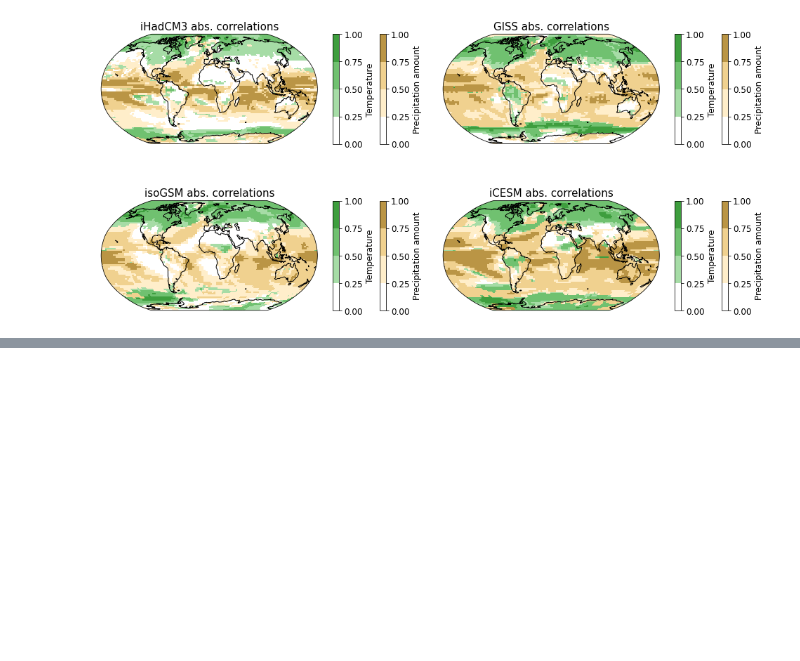
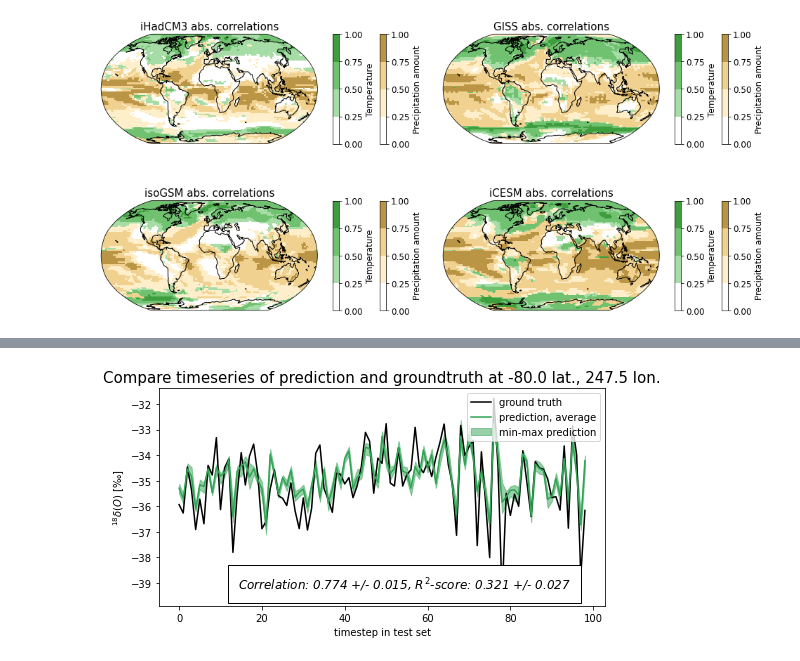
Before and after one commit to jonathanwider/isoEm, a Jupyter notebook: Plot_correlations_meanstate_variance.ipynb, the cells around one changed output, grey strips where cells are left out. Saved outputs shown, nothing was run; the diff lists cells and outputs as text; code cells hidden in the pictures; blank space fills up the shorter version.

```diff
--- a/Plot_correlations_meanstate_variance.ipynb
+++ b/Plot_correlations_meanstate_variance.ipynb
@@ -144,0 +186,15 @@ plt.show()
+# %%
+locs = np.array([[-79.5,-112.1],[75.1,-42.3]]) # ,[-75.1, 123.4],[-75.0, 0.1]])
+locs[:,1] = locs[:,1]%360
+locs_labels = ["WAIS Divide", "NGRIP"] # ,"EPICA - Concordia", "EPICA - Kohnen"]
+
+n_rows=1
+n_cols=1
+
+fig, ax = plt.subplots(nrows=n_rows, ncols=n_cols, figsize=np.array([n_cols, n_rows])*timeseries_style["FIGSIZE"])
+
+plot_timeseries(ax, data_pred=np.array(predictions_tas), data_gt=gt_tas[0], loc=locs[0,:], description=descriptions_tas[0]["DATASET_DESCRIPTION"], style=timeseries_style)
+
+plt.show()
+# %% [output]
+[figure, added]
```
Also changed, not shown: parts of 6 cells of this notebook, 2 other files.
